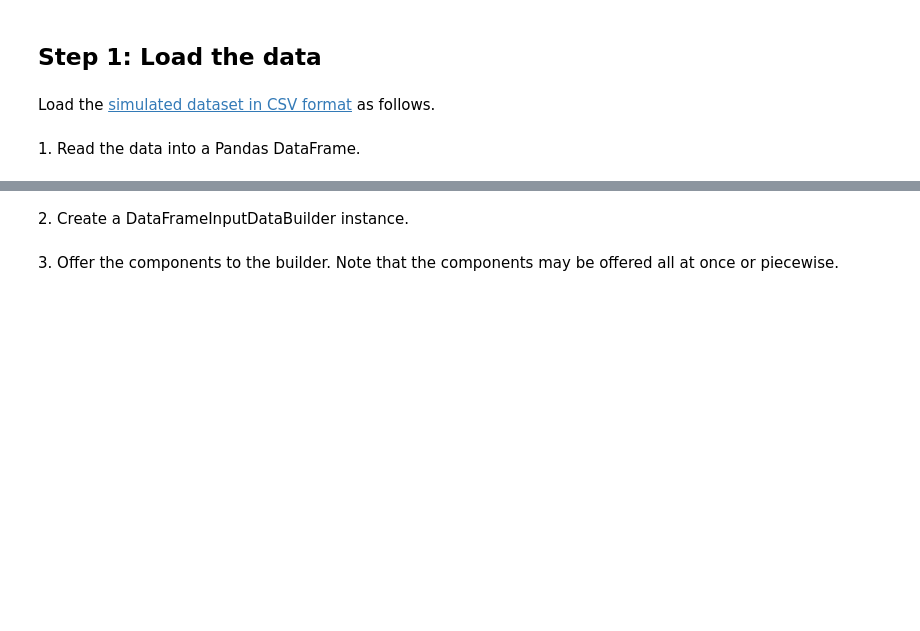
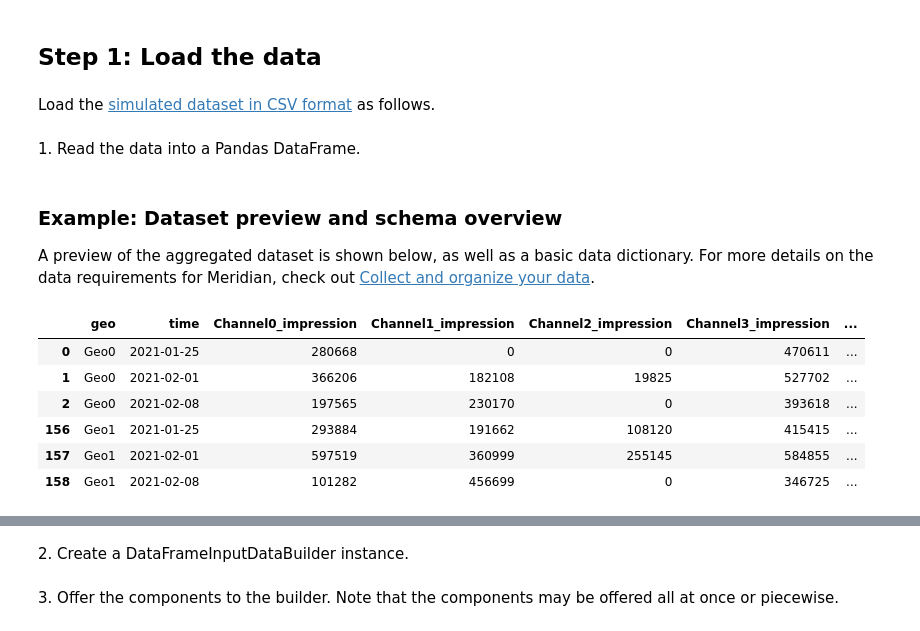
Before and after one commit to google/meridian, a Jupyter notebook: demo/Meridian_Getting_Started.ipynb, the cells around one changed output, grey strips where cells are left out. Saved outputs shown, nothing was run; the diff lists cells and outputs as text; code cells hidden in the pictures; blank space fills up the shorter version.

```diff
--- a/demo/Meridian_Getting_Started.ipynb
+++ b/demo/Meridian_Getting_Started.ipynb
@@ -226,5 +226,28 @@ Load the [simulated dataset in CSV format](https://github.com/google/meridian/bl
 # %%
 df = pd.read_csv(
     # Optionally, use `f"${meridian_root}/<path_to_csv>"` to load data from the mounted storage.
-    "https://raw.githubusercontent.com/google/meridian/refs/heads/main/meridian/data/simulated_data/csv/geo_all_channels.csv"
+    "https://raw.githubusercontent.com/google/meridian/refs/heads/main/meridian/data/simulated_data/csv/geo_all_channels.csv",
+    index_col=0
 )
+# %% [markdown]
+### Example: Dataset preview and schema overview
+
+A preview of the aggregated dataset is shown below, as well as a basic data dictionary. For more details on the data requirements for Meridian, check out [Collect and organize your data](https://developers.google.com/meridian/docs/pre-modeling/collect-data).
+# %%
+# An illustrative example of the dataset used by Meridian is shown below.
+# Note that for each given geo, a series of aggregated values is given
+# for each specific time period (in this example, week)
+preview_df = df[df['time'].isin(['2021-01-25', '2021-02-01', '2021-02-08'])].head(6)
+IPython.display.HTML(
+    f'<div style="overflow-x: auto;">'
+    f'{preview_df.to_html()}'
+    f'</div>'
+)
+# %% [output]
+|  | geo | time | Channel0_impression | Channel1_impression | Channel2_impression | Channel3_impression | ... |
+| 0 | Geo0 | 2021-01-25 | 280668 | 0 | 0 | 470611 | ... |
+| 1 | Geo0 | 2021-02-01 | 366206 | 182108 | 19825 | 527702 | ... |
+| 2 | Geo0 | 2021-02-08 | 197565 | 230170 | 0 | 393618 | ... |
+| 156 | Geo1 | 2021-01-25 | 293884 | 191662 | 108120 | 415415 | ... |
+| 157 | Geo1 | 2021-02-01 | 597519 | 360999 | 255145 | 584855 | ... |
+| 158 | Geo1 | 2021-02-08 | 101282 | 456699 | 0 | 346725 | ... |
```
Also changed, not shown: parts of 5 cells of this notebook, 1 other file.
